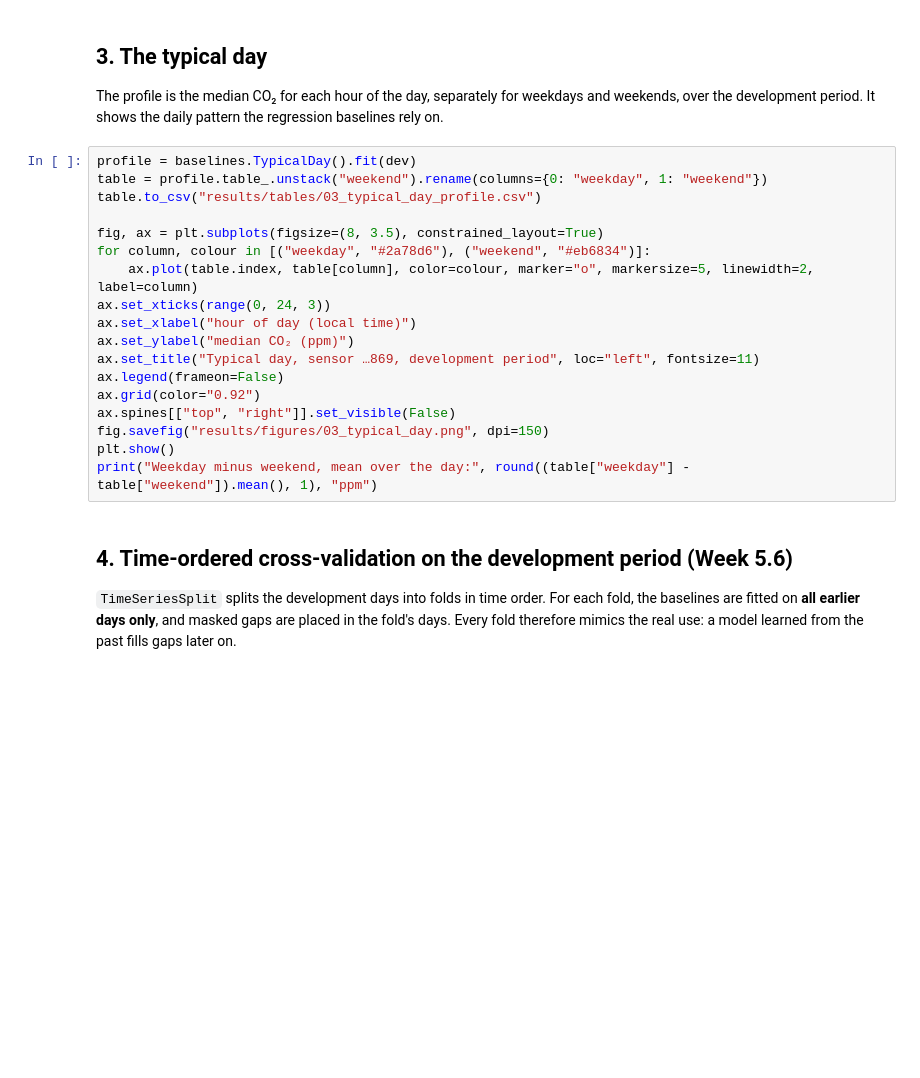
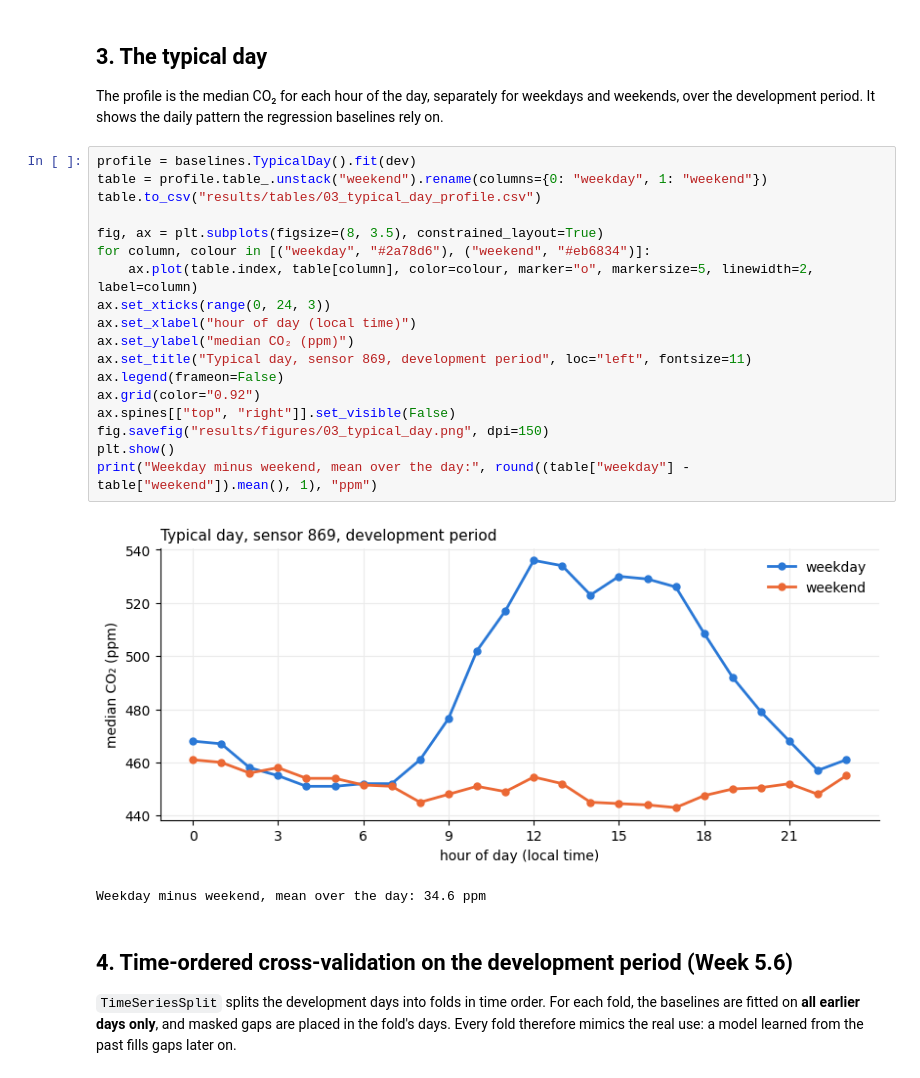
Before and after one commit to Teriesa/co2_gap_reconstruction, a Jupyter notebook: notebooks/03_baselines.ipynb, the cells around one changed output. Saved outputs shown, nothing was run; the diff lists cells and outputs as text; blank space fills up the shorter version.

```diff
--- a/notebooks/03_baselines.ipynb
+++ b/notebooks/03_baselines.ipynb
@@ -104,21 +111,24 @@ period. It shows the daily pattern the regression baselines rely on.
 # %%
 profile = baselines.TypicalDay().fit(dev)
 table = profile.table_.unstack("weekend").rename(columns={0: "weekday", 1: "weekend"})
 table.to_csv("results/tables/03_typical_day_profile.csv")
 
 fig, ax = plt.subplots(figsize=(8, 3.5), constrained_layout=True)
 for column, colour in [("weekday", "#2a78d6"), ("weekend", "#eb6834")]:
     ax.plot(table.index, table[column], color=colour, marker="o", markersize=5, linewidth=2, label=column)
 ax.set_xticks(range(0, 24, 3))
 ax.set_xlabel("hour of day (local time)")
 ax.set_ylabel("median CO₂ (ppm)")
-ax.set_title("Typical day, sensor …869, development period", loc="left", fontsize=11)
+ax.set_title("Typical day, sensor 869, development period", loc="left", fontsize=11)
 ax.legend(frameon=False)
 ax.grid(color="0.92")
 ax.spines[["top", "right"]].set_visible(False)
 fig.savefig("results/figures/03_typical_day.png", dpi=150)
 plt.show()
 print("Weekday minus weekend, mean over the day:", round((table["weekday"] - table["weekend"]).mean(), 1), "ppm")
+# %% [output]
+[figure, added]
+Weekday minus weekend, mean over the day: 34.6 ppm
 # %% [markdown]
 ## 4. Time-ordered cross-validation on the development period (Week 5.6)
 
```
Also changed, not shown: parts of 8 cells of this notebook.
